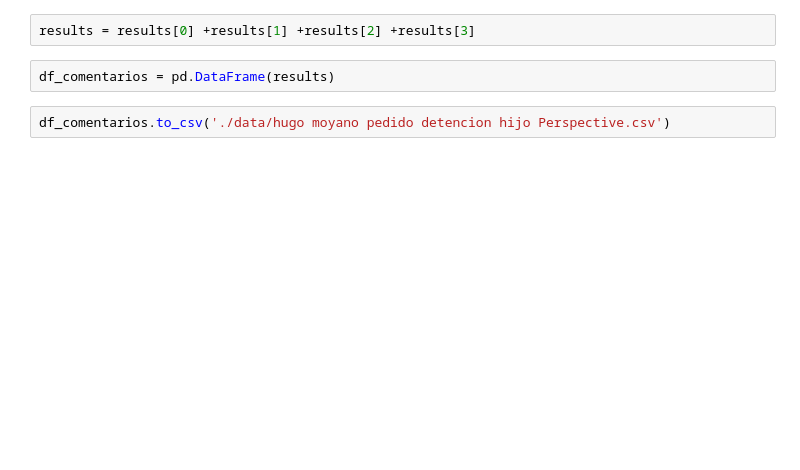
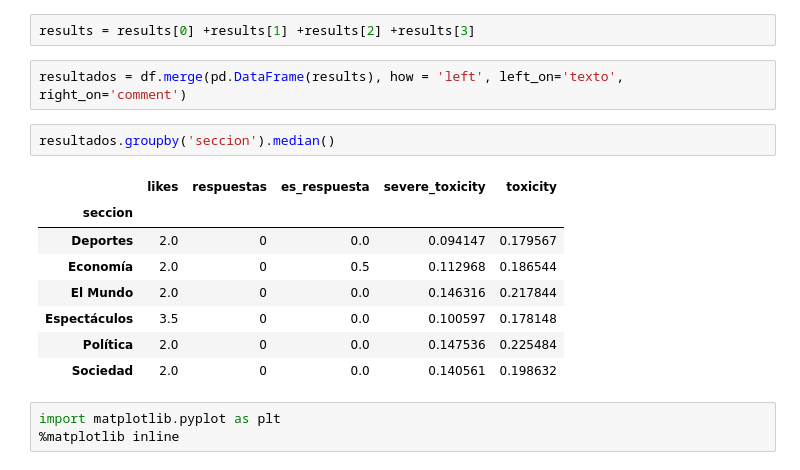
Before and after one commit to pbagedelli/analisis-comentarios, a Jupyter notebook: Perspective prueba.ipynb, the cells around one changed output. Saved outputs shown, nothing was run; the diff lists cells and outputs as text; blank space fills up the shorter version.

Commit message:
perspective 5000

```diff
--- a/Perspective prueba.ipynb
+++ b/Perspective prueba.ipynb
@@ -161,6 +170,18 @@ Wall time: 41.3 s
 # %%
 results = results[0] +results[1] +results[2] +results[3]
-# %%
-df_comentarios = pd.DataFrame(results)
-# %%
-df_comentarios.to_csv('./data/hugo moyano pedido detencion hijo Perspective.csv')
+# %%
+resultados = df.merge(pd.DataFrame(results), how = 'left', left_on='texto', right_on='comment')
+# %%
+resultados.groupby('seccion').median()
+# %% [output]
+|  | likes | respuestas | es_respuesta | severe_toxicity | toxicity |
+| seccion |  |  |  |  |  |
+| Deportes | 2.0 | 0 | 0.0 | 0.094147 | 0.179567 |
+| Economía | 2.0 | 0 | 0.5 | 0.112968 | 0.186544 |
+| El Mundo | 2.0 | 0 | 0.0 | 0.146316 | 0.217844 |
+| Espectáculos | 3.5 | 0 | 0.0 | 0.100597 | 0.178148 |
+| Política | 2.0 | 0 | 0.0 | 0.147536 | 0.225484 |
+| Sociedad | 2.0 | 0 | 0.0 | 0.140561 | 0.198632 |
+# %%
+import matplotlib.pyplot as plt
+%matplotlib inline
```
Also changed, not shown: parts of 12 cells of this notebook.
